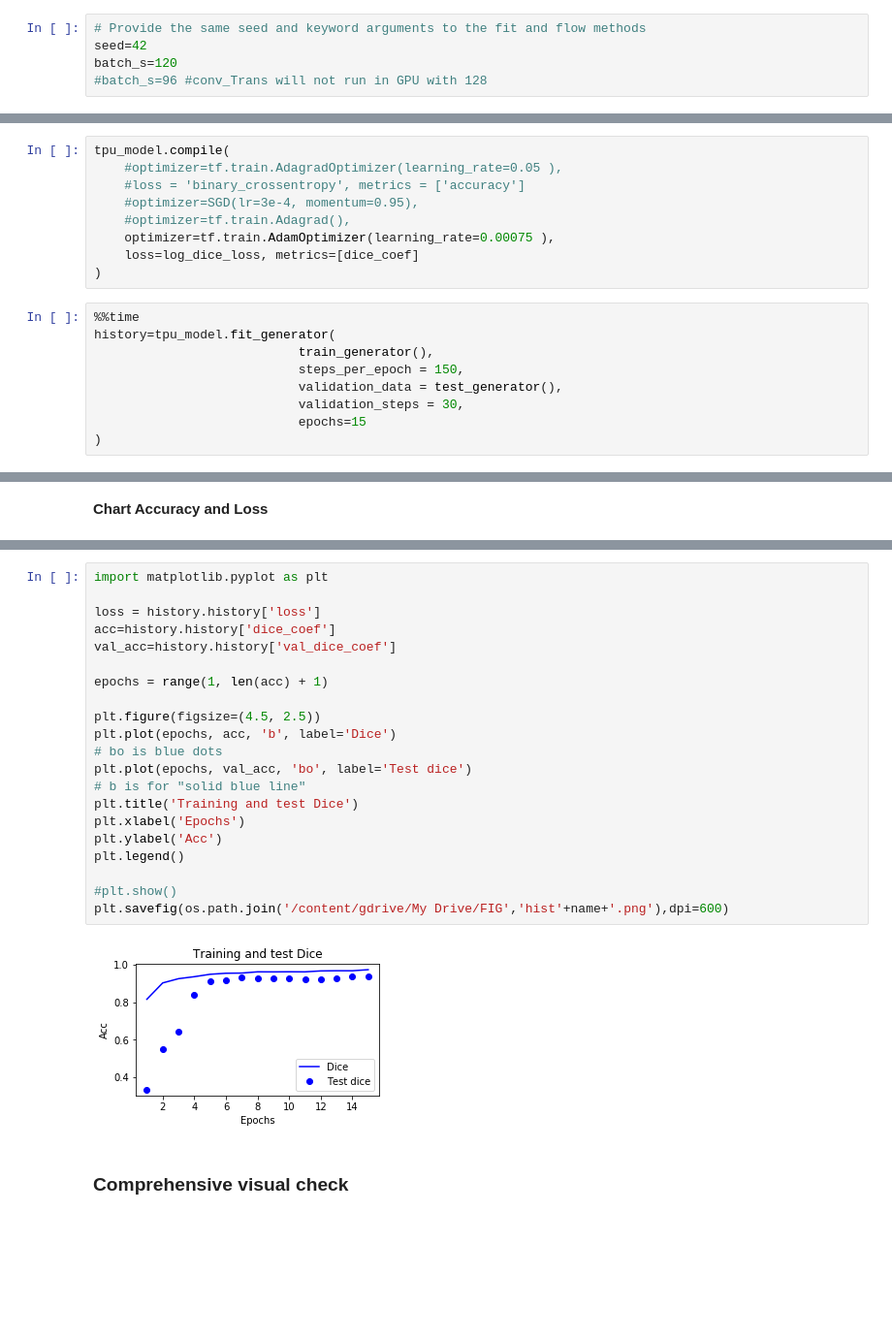
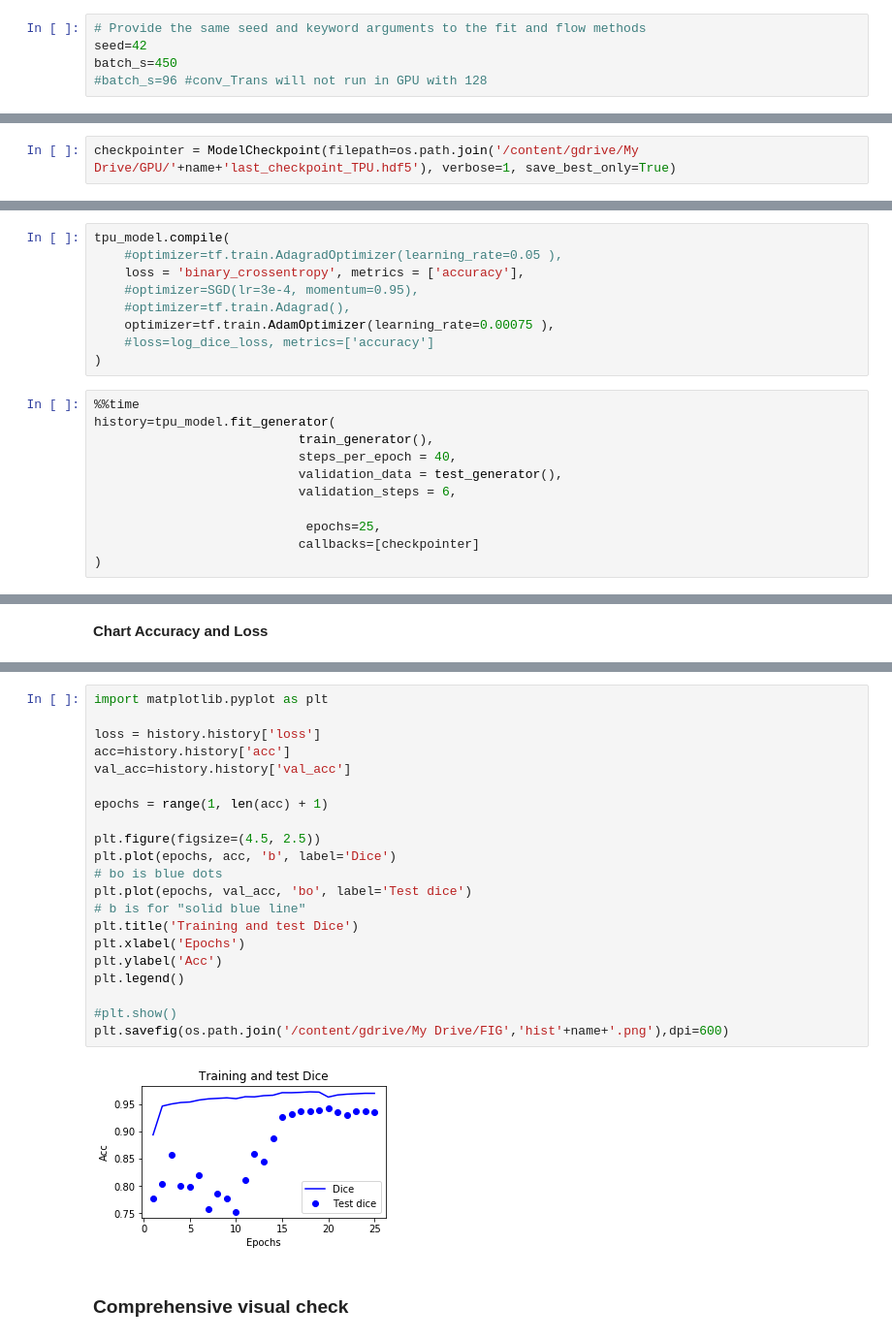
Before and after one commit to javicivit/TPU-UNET, a Jupyter notebook: TPU_U_Net_Cup_Disc_Segmentation.ipynb, the cells around one changed output, grey strips where cells are left out. Shown at 97% size. Saved outputs shown, nothing was run; the diff lists cells and outputs as text; blank space fills up the shorter version.

```diff
--- a/TPU_U_Net_Cup_Disc_Segmentation.ipynb
+++ b/TPU_U_Net_Cup_Disc_Segmentation.ipynb
@@ -467,7 +461,7 @@ X_tests,Y_tests=unison_shuffled_copies(X_teste, Y_teste)
 # %%
 # Provide the same seed and keyword arguments to the fit and flow methods
 seed=42
-batch_s=120
+batch_s=450
 #batch_s=96 #conv_Trans will not run in GPU with 128
 # %%
 data_gen_args = dict(#rescale=1./255,
@@ -534,3 +519,5 @@ weights_folder
+# %%
+checkpointer = ModelCheckpoint(filepath=os.path.join('/content/gdrive/My Drive/GPU/'+name+'last_checkpoint_TPU.hdf5'), verbose=1, save_best_only=True)
 # %%
 #This address identifies the TPU we'll use when configuring TensorFlow.
 TPU_WORKER = 'grpc://' + os.environ['COLAB_TPU_ADDR']
@@ -563,19 +550,21 @@ WARNING:tensorflow:tpu_model (from tensorflow.contrib.tpu.python.tpu.keras_suppo
 # %%
 tpu_model.compile(
     #optimizer=tf.train.AdagradOptimizer(learning_rate=0.05 ),
-    #loss = 'binary_crossentropy', metrics = ['accuracy']
+    loss = 'binary_crossentropy', metrics = ['accuracy'],
     #optimizer=SGD(lr=3e-4, momentum=0.95),
     #optimizer=tf.train.Adagrad(),
     optimizer=tf.train.AdamOptimizer(learning_rate=0.00075 ),
-    loss=log_dice_loss, metrics=[dice_coef]
+    #loss=log_dice_loss, metrics=['accuracy']
 )
 # %%
 %%time
 history=tpu_model.fit_generator(
                            train_generator(),
-                           steps_per_epoch = 150,
+                           steps_per_epoch = 40,
                            validation_data = test_generator(),
-                           validation_steps = 30,
-                           epochs=15
+                           validation_steps = 6,
+
+                            epochs=25,
+                           callbacks=[checkpointer]
 )
 # %% [output]
@@ -633,25 +613,25 @@ plt.savefig(os.path.join('/content/gdrive/My Drive/FIG','loss'+name+'.png'),dpi=
 # %%
 import matplotlib.pyplot as plt
 
 loss = history.history['loss']
-acc=history.history['dice_coef']
-val_acc=history.history['val_dice_coef']
+acc=history.history['acc']
+val_acc=history.history['val_acc']
 
 epochs = range(1, len(acc) + 1)
 
 plt.figure(figsize=(4.5, 2.5))
 plt.plot(epochs, acc, 'b', label='Dice')
 # bo is blue dots
 plt.plot(epochs, val_acc, 'bo', label='Test dice')
 # b is for "solid blue line"
 plt.title('Training and test Dice')
 plt.xlabel('Epochs')
 plt.ylabel('Acc')
 plt.legend()
 
 #plt.show()
 plt.savefig(os.path.join('/content/gdrive/My Drive/FIG','hist'+name+'.png'),dpi=600)
 # %% [output]
-[figure, old version]
+[figure, new version]
 # %% [markdown]
 ### Comprehensive visual check
```
Also changed, not shown: parts of 48 cells of this notebook.
